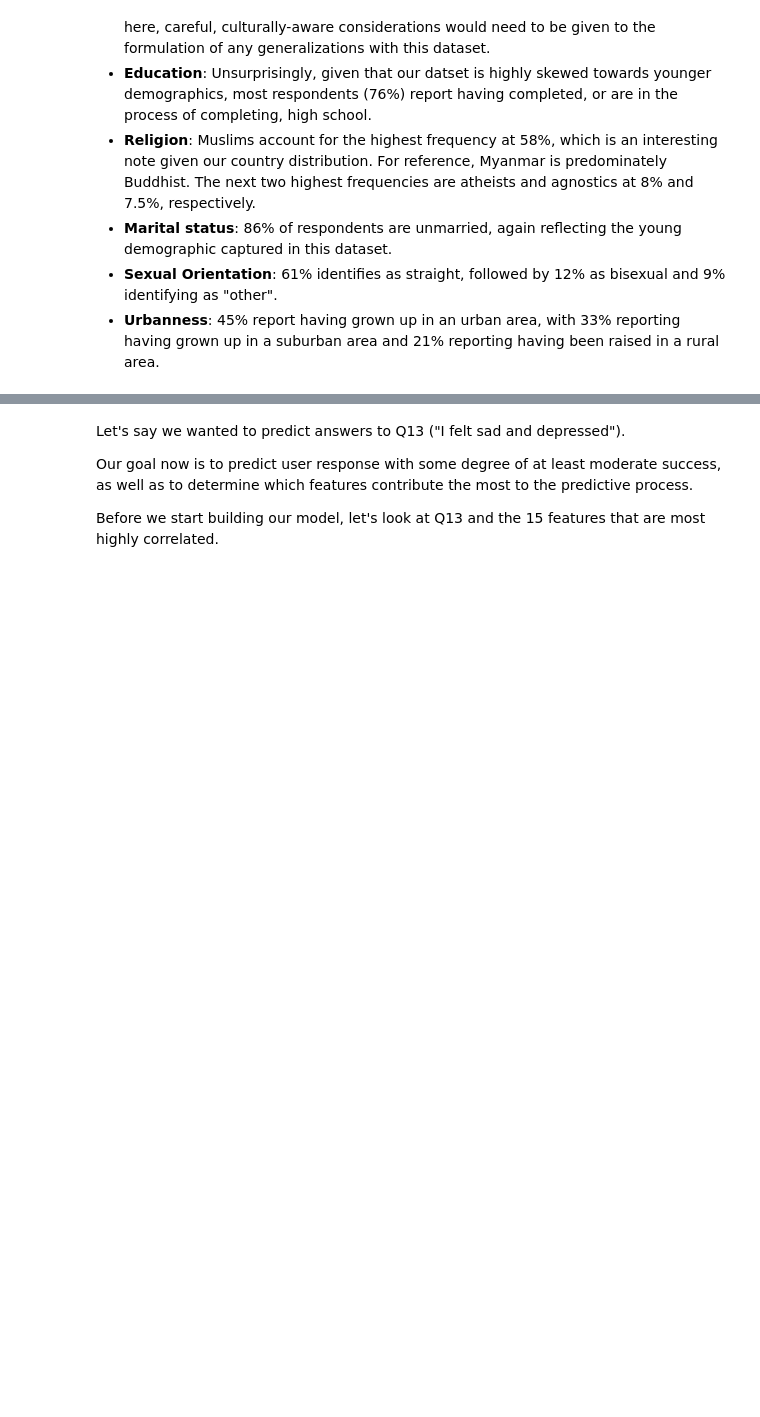
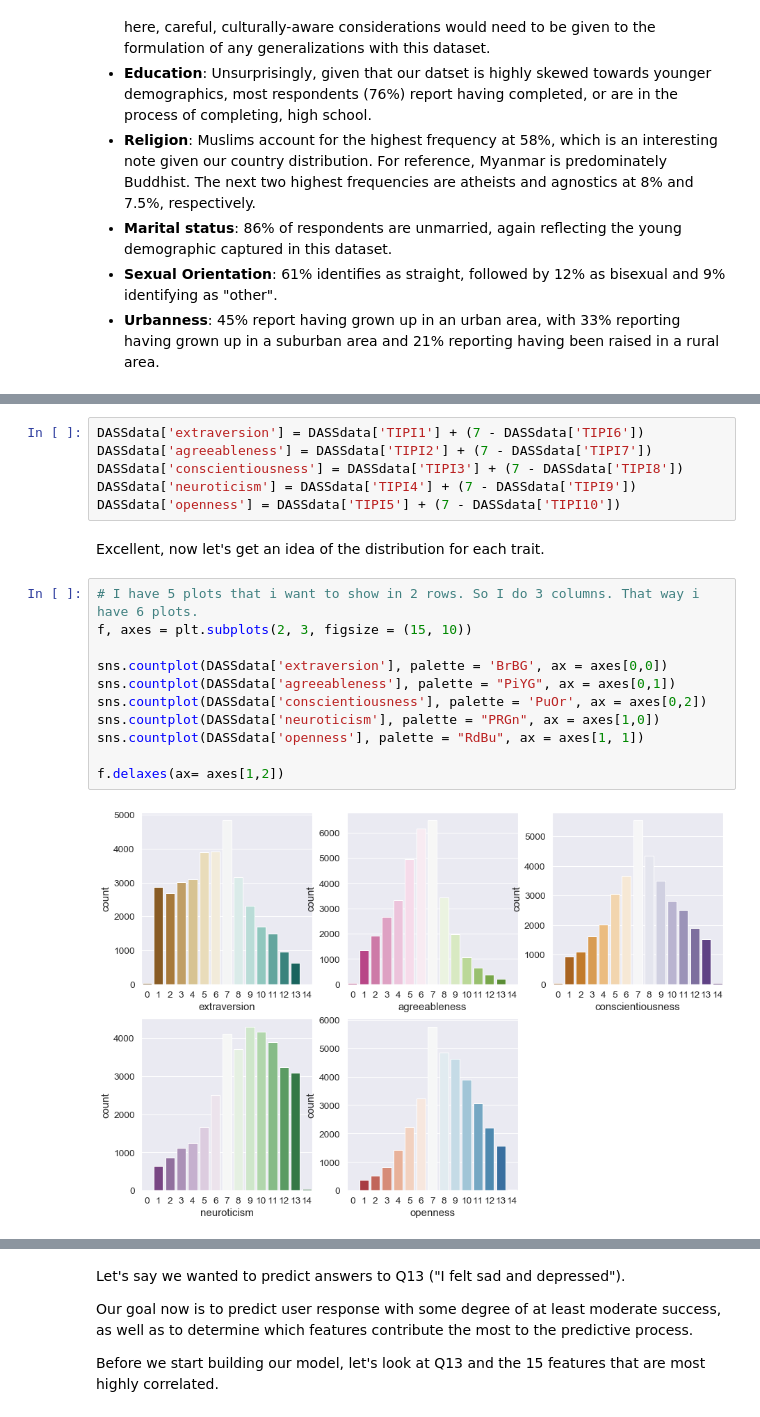
Before and after one commit to Skye80/Data-Analysis-Portfolio, a Jupyter notebook: Depression Anxiety Stress Scale Analysis-checkpoint.ipynb, the cells around one changed output, grey strips where cells are left out. Drawn from its saved outputs; the diff is of its cells as text; blank space fills up the shorter version.

```diff
--- a/Depression Anxiety Stress Scale Analysis-checkpoint.ipynb
+++ b/Depression Anxiety Stress Scale Analysis-checkpoint.ipynb
@@ -377,0 +385,21 @@ In sum, these graphs tell us:
+# %%
+DASSdata['extraversion'] = DASSdata['TIPI1'] + (7 - DASSdata['TIPI6'])
+DASSdata['agreeableness'] = DASSdata['TIPI2'] + (7 - DASSdata['TIPI7'])
+DASSdata['conscientiousness'] = DASSdata['TIPI3'] + (7 - DASSdata['TIPI8'])
+DASSdata['neuroticism'] = DASSdata['TIPI4'] + (7 - DASSdata['TIPI9'])
+DASSdata['openness'] = DASSdata['TIPI5'] + (7 - DASSdata['TIPI10'])
+# %% [markdown]
+Excellent, now let's get an idea of the distribution for each trait.
+# %%
+# I have 5 plots that i want to show in 2 rows. So I do 3 columns. That way i have 6 plots.
+f, axes = plt.subplots(2, 3, figsize = (15, 10))
+
+sns.countplot(DASSdata['extraversion'], palette = 'BrBG', ax = axes[0,0])
+sns.countplot(DASSdata['agreeableness'], palette = "PiYG", ax = axes[0,1])
+sns.countplot(DASSdata['conscientiousness'], palette = 'PuOr', ax = axes[0,2])
+sns.countplot(DASSdata['neuroticism'], palette = "PRGn", ax = axes[1,0])
+sns.countplot(DASSdata['openness'], palette = "RdBu", ax = axes[1, 1])
+
+f.delaxes(ax= axes[1,2])
+# %% [output]
+[figure, added]
```
Also changed, not shown: parts of 33 cells of this notebook.
